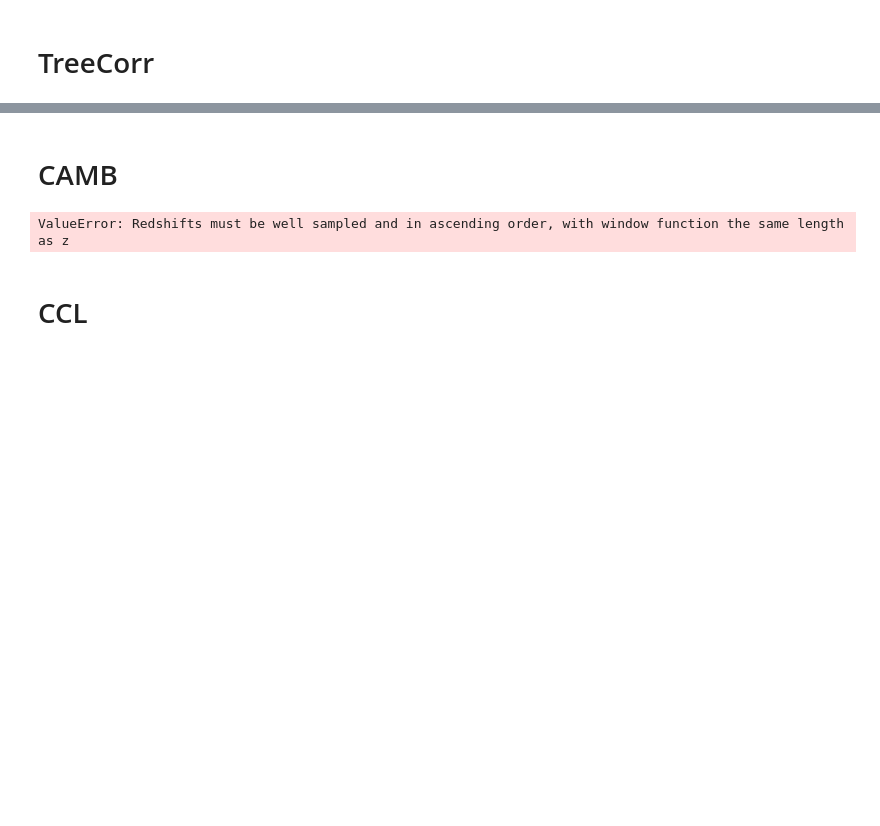
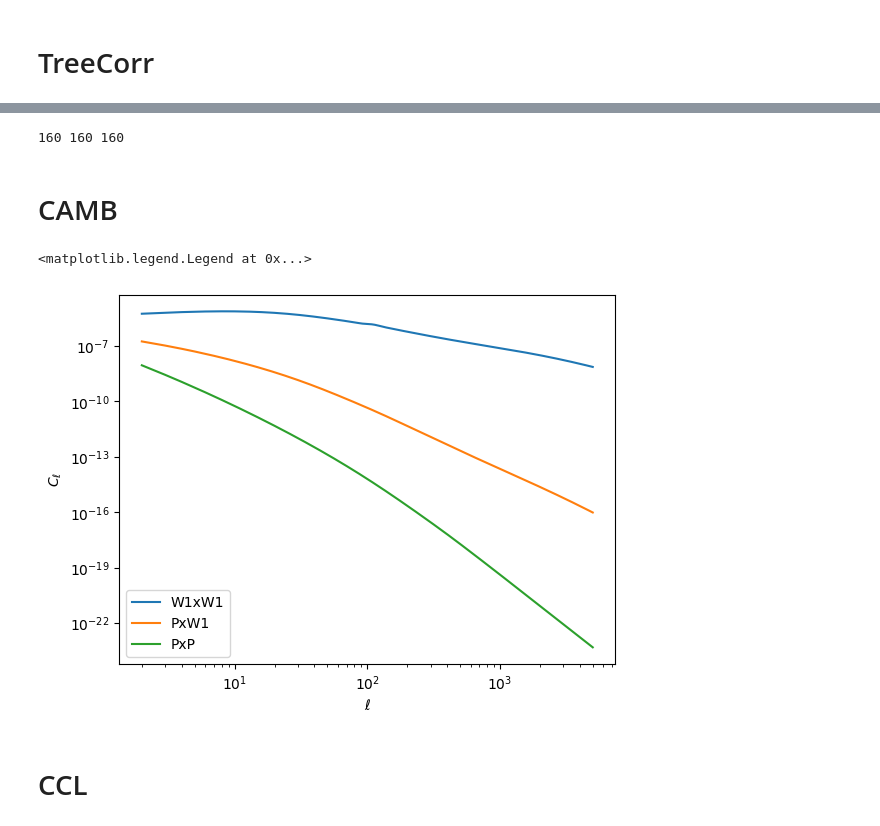
Before and after one commit to Roger-02/tese, a Jupyter notebook: testes_gal.ipynb, the cells around one changed output, grey strips where cells are left out. Drawn from its saved outputs; the diff is of its cells as text; code cells hidden in the pictures; blank space fills up the shorter version.

```diff
--- a/testes_gal.ipynb
+++ b/testes_gal.ipynb
@@ -289,36 +292,41 @@ array([0.  , 0.01, 0.02, 0.03, 0.04, 0.05, 0.06, 0.07, 0.08, 0.09, 0.1 ,
+# %%
+print(len(nz), len(zs), len(bz))
+# %% [output]
+160 160 160
 # %% [markdown]
 # CAMB
 # %%
 import camb
 from camb import model
 from camb.sources import SplinedSourceWindow
 
-zs = np.arange(0.0, 1.0, 0.001)
+# zs = np.arange(0.0, 1.0, 0.001)
 
 # Get angular power spectrum for galaxy number counts and lensing
 pars = camb.CAMBparams()
 pars.set_cosmology(H0=H0, ombh2=Ob*h0**2, omch2=Ocdm*h0**2)
 pars.InitPower.set_params(As=As, ns=ns)
 lmax = 5000
 pars.set_for_lmax(lmax, lens_potential_accuracy=1)
 
 pars.Want_CMB = False
 pars.NonLinear = model.NonLinear_both
 pars.SourceWindows = [SplinedSourceWindow(z=zs, W=nz, bias_z=bz)]
 
 results = camb.get_results(pars)
 cls = results.get_source_cls_dict(raw_cl=True)
 
 # Note that P is CMB lensing, as a deflection angle power (i.e. PxP is [l(l+1)]^2C_l\phi\phi/2\pi)
 # lensing window functions are for kappa (and counts for the fractional angular number density)
 ls = np.arange(2, lmax + 1)
 for spectrum in ["W1xW1", "PxW1", "PxP"]:
     plt.loglog(ls, cls[spectrum][2 : lmax + 1], label=spectrum)
 plt.xlabel(r"$\ell$")
 plt.ylabel(r"$C_\ell$")
 plt.legend()
 # %% [output]
-ValueError: Redshifts must be well sampled and in ascending order, with window function the same length as z
+<matplotlib.legend.Legend at 0x...>
+[figure, added]
 # %% [markdown]
 # CCL
 # %%
```
Also changed, not shown: parts of 9 cells of this notebook, 2 other files.
